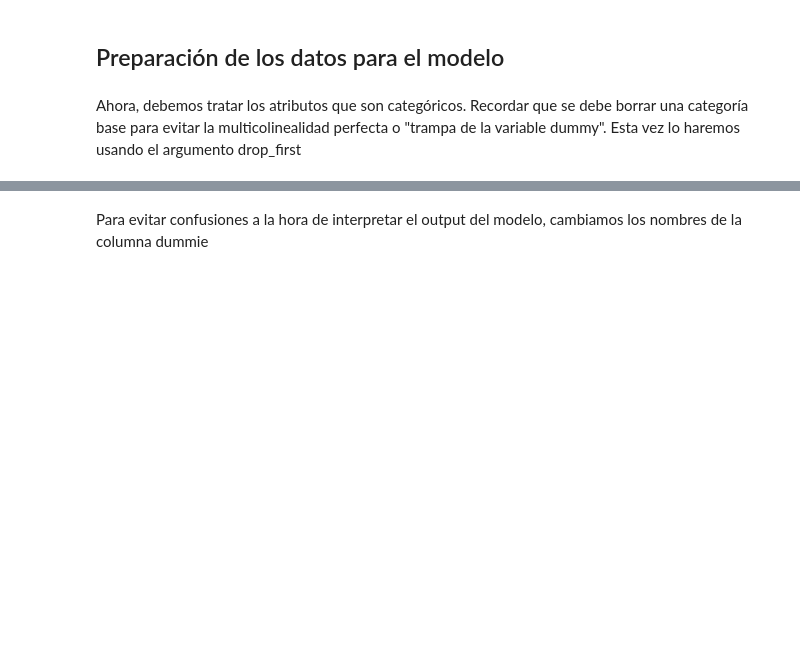
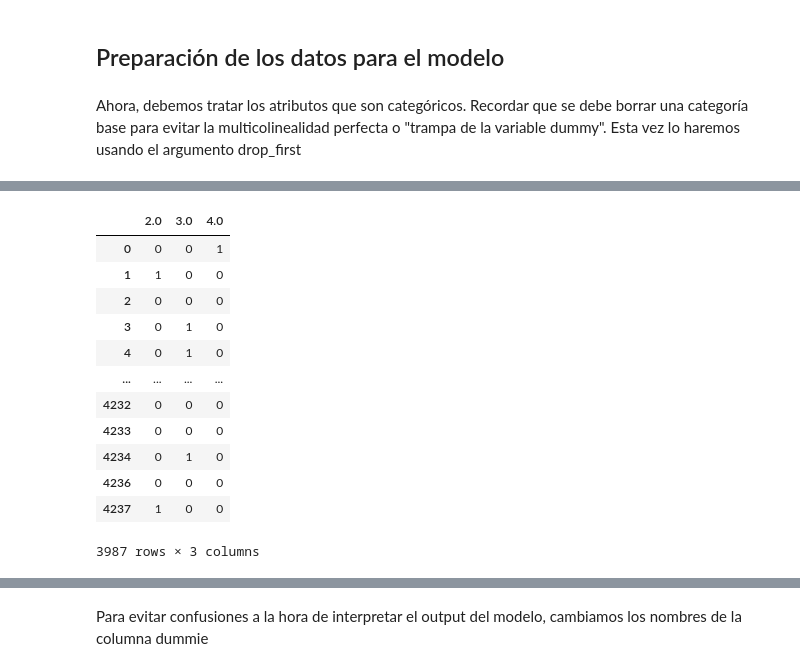
Before and after one commit to jorgeston/docencia, a Jupyter notebook: Machine Learning II/Laboratorio_3_ML2.ipynb, the cells around one changed output, grey strips where cells are left out. Drawn from its saved outputs; the diff is of its cells as text; code cells hidden in the pictures; blank space fills up the shorter version.

```diff
--- a/Machine Learning II/Laboratorio_3_ML2.ipynb
+++ b/Machine Learning II/Laboratorio_3_ML2.ipynb
@@ -59,0 +134,16 @@ dummies_diabetes = pd.get_dummies(df.diabetes , drop_first=True)
+# %%
+dummies_education
+# %% [output]
+|  | 2.0 | 3.0 | 4.0 |
+| 0 | 0 | 0 | 1 |
+| 1 | 1 | 0 | 0 |
+| 2 | 0 | 0 | 0 |
+| 3 | 0 | 1 | 0 |
+| 4 | 0 | 1 | 0 |
+| ... | ... | ... | ... |
+| 4232 | 0 | 0 | 0 |
+| 4233 | 0 | 0 | 0 |
+| 4234 | 0 | 1 | 0 |
+| 4236 | 0 | 0 | 0 |
+| 4237 | 1 | 0 | 0 |
+3987 rows × 3 columns
```
Also changed, not shown: parts of 25 cells of this notebook.
